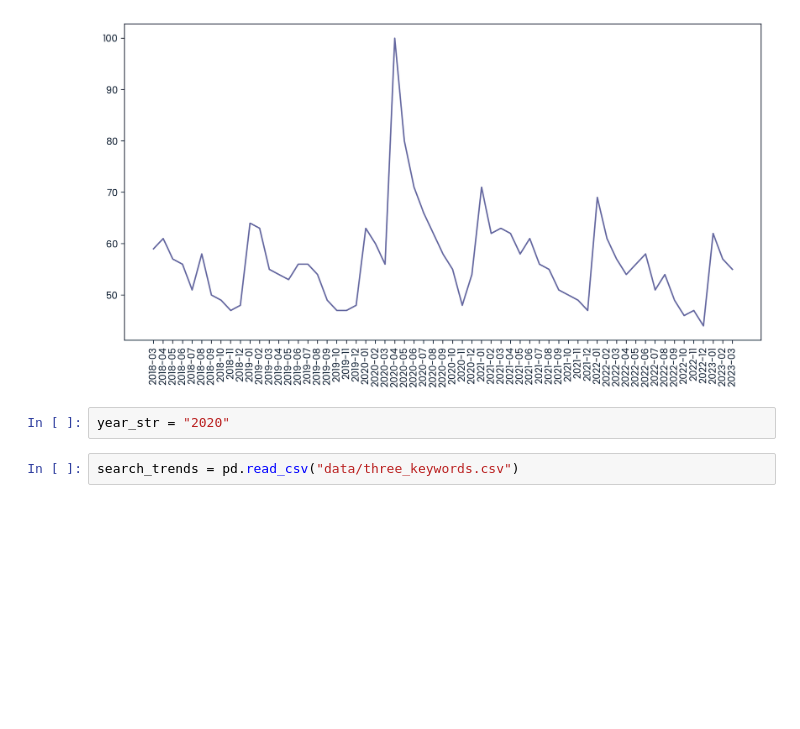
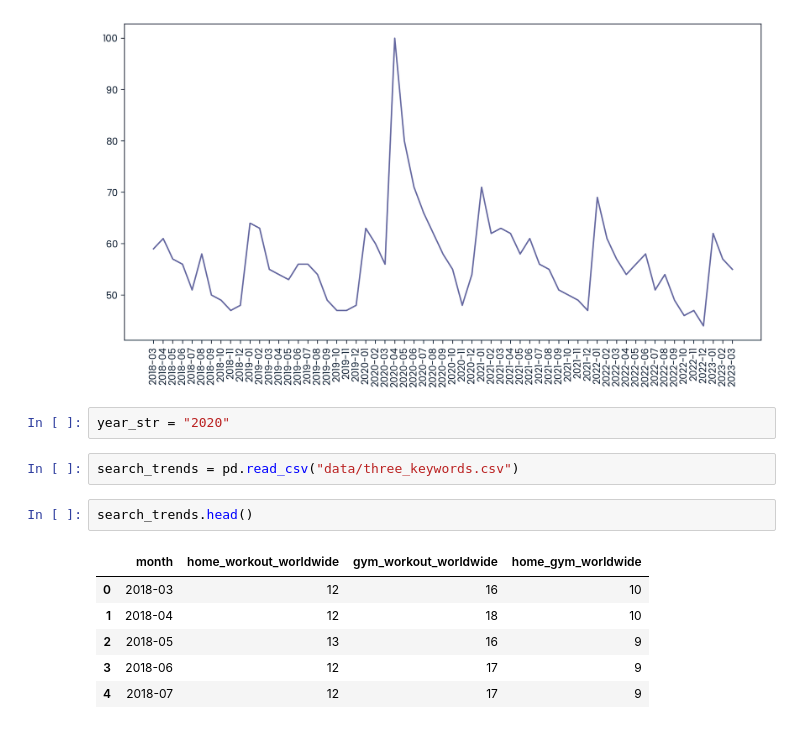
Before and after one commit to nahomWM/DataCamp-Real-world-Projects, a Jupyter notebook: Project1_DataDrivenProductManagement/notebook.ipynb, the cells around one changed output. Saved outputs shown, nothing was run; the diff lists cells and outputs as text; blank space fills up the shorter version.

```diff
--- a/Project1_DataDrivenProductManagement/notebook.ipynb
+++ b/Project1_DataDrivenProductManagement/notebook.ipynb
@@ -74,3 +74,12 @@ plt.show()
 year_str = "2020"
 # %%
 search_trends = pd.read_csv("data/three_keywords.csv")
+# %%
+search_trends.head()
+# %% [output]
+|  | month | home_workout_worldwide | gym_workout_worldwide | home_gym_worldwide |
+| 0 | 2018-03 | 12 | 16 | 10 |
+| 1 | 2018-04 | 12 | 18 | 10 |
+| 2 | 2018-05 | 13 | 16 | 9 |
+| 3 | 2018-06 | 12 | 17 | 9 |
+| 4 | 2018-07 | 12 | 17 | 9 |
```
Also changed, not shown: parts of 2 cells of this notebook.
